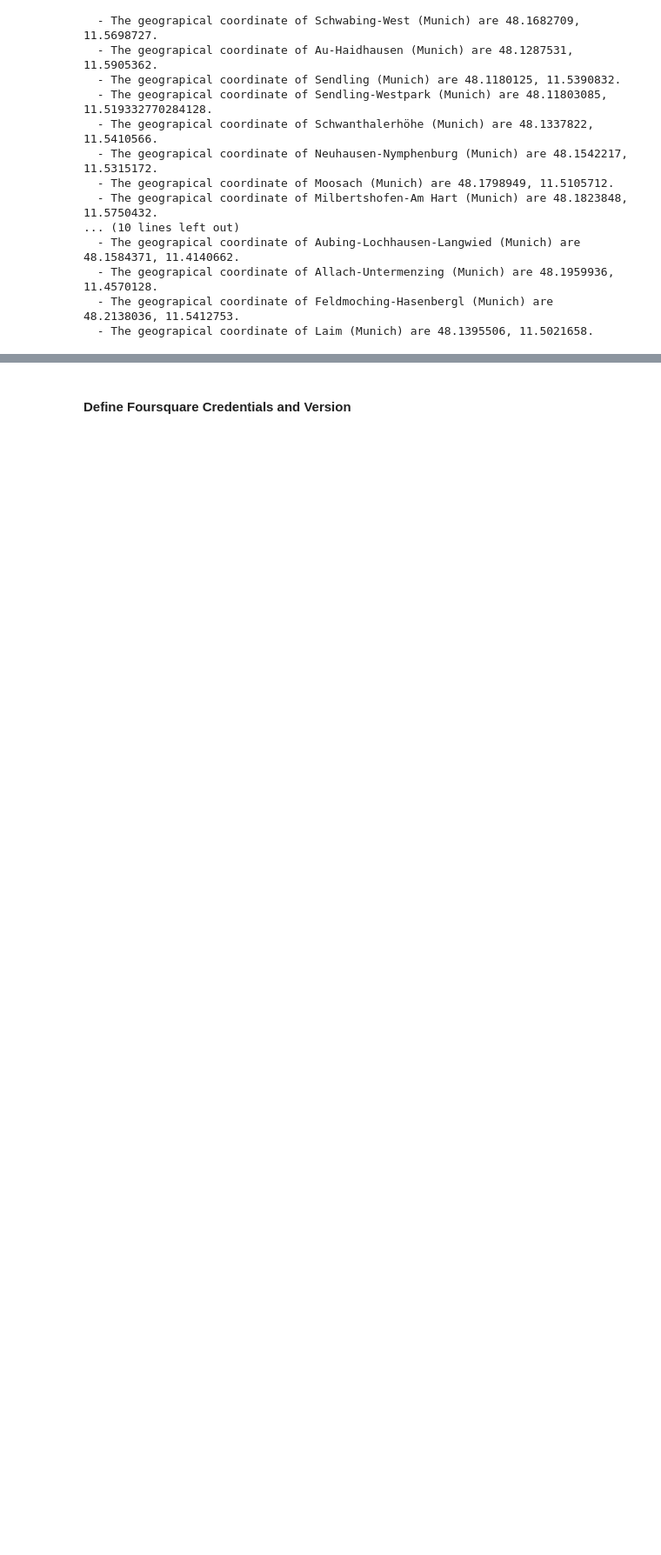
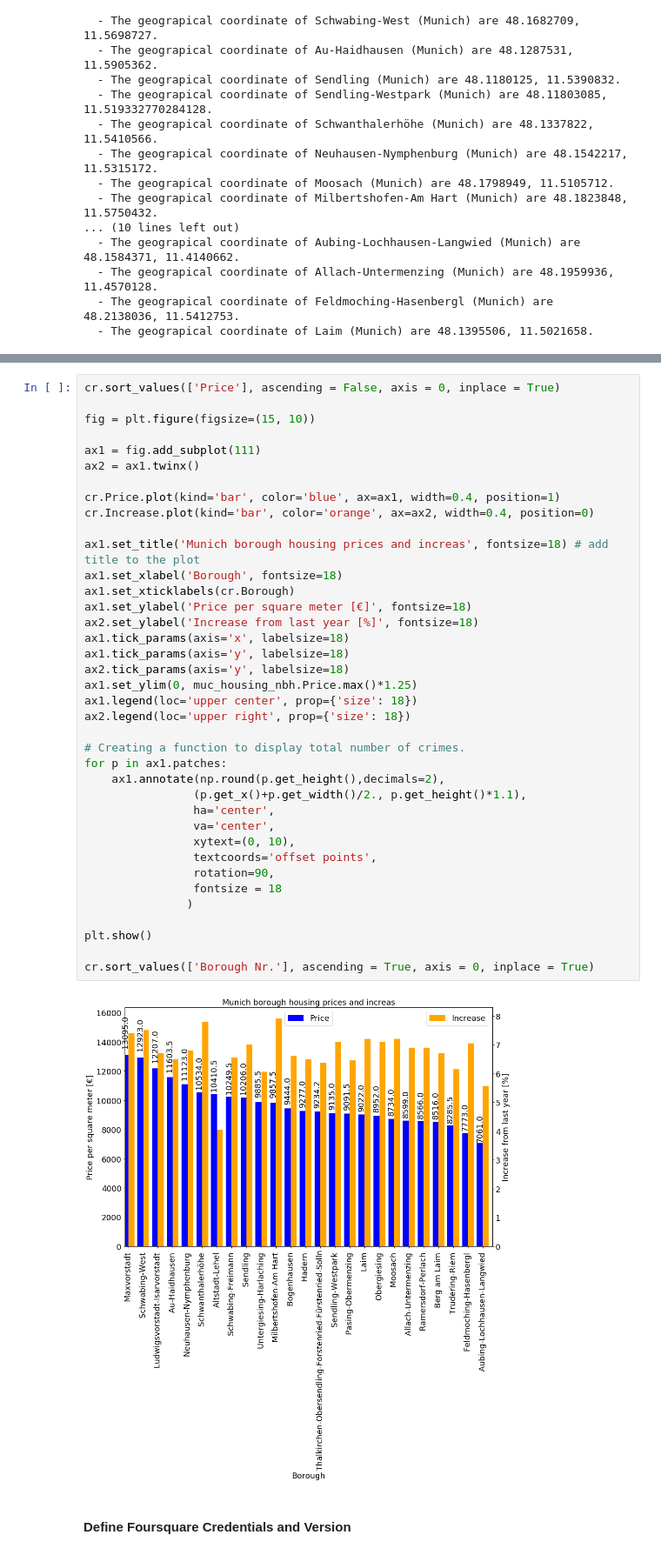
Before and after one commit to RocketClimber/Coursera_Capstone, a Jupyter notebook: MunichNeighborhoods.ipynb, the cells around one changed output, grey strips where cells are left out. Shown: that part at 87% size. Cells and saved outputs as stored; diff of their text form; blank space fills up the shorter version.

```diff
--- a/MunichNeighborhoods.ipynb
+++ b/MunichNeighborhoods.ipynb
@@ -335,3 +518,43 @@ for p in ax.patches:
+# %%
+cr.sort_values(['Price'], ascending = False, axis = 0, inplace = True)
+
+fig = plt.figure(figsize=(15, 10))
+
+ax1 = fig.add_subplot(111)
+ax2 = ax1.twinx()
+
+cr.Price.plot(kind='bar', color='blue', ax=ax1, width=0.4, position=1)
+cr.Increase.plot(kind='bar', color='orange', ax=ax2, width=0.4, position=0)
+
+ax1.set_title('Munich borough housing prices and increas', fontsize=18) # add title to the plot
+ax1.set_xlabel('Borough', fontsize=18)
+ax1.set_xticklabels(cr.Borough)
+ax1.set_ylabel('Price per square meter [€]', fontsize=18)
+ax2.set_ylabel('Increase from last year [%]', fontsize=18)
+ax1.tick_params(axis='x', labelsize=18)
+ax1.tick_params(axis='y', labelsize=18)
+ax2.tick_params(axis='y', labelsize=18)
+ax1.set_ylim(0, muc_housing_nbh.Price.max()*1.25)
+ax1.legend(loc='upper center', prop={'size': 18})
+ax2.legend(loc='upper right', prop={'size': 18})
+
+# Creating a function to display total number of crimes.
+for p in ax1.patches:
+    ax1.annotate(np.round(p.get_height(),decimals=2),
+                (p.get_x()+p.get_width()/2., p.get_height()*1.1),
+                ha='center',
+                va='center',
+                xytext=(0, 10),
+                textcoords='offset points',
+                rotation=90,
+                fontsize = 18
+               )
+
+plt.show()
+
+cr.sort_values(['Borough Nr.'], ascending = True, axis = 0, inplace = True)
+# %% [output]
+[figure, added]
 # %% [markdown]
 #### Define Foursquare Credentials and Version
 # %%
```
Also changed, not shown: parts of 26 cells of this notebook, 1 other file.
